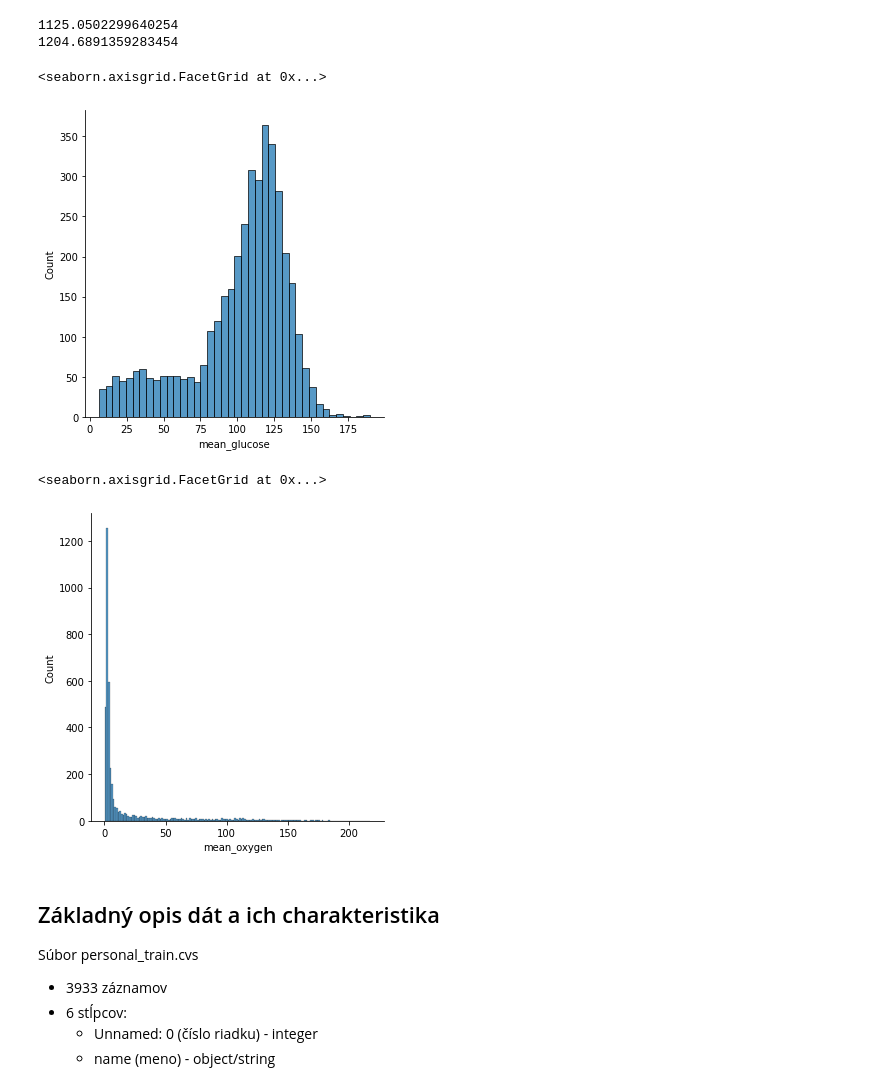
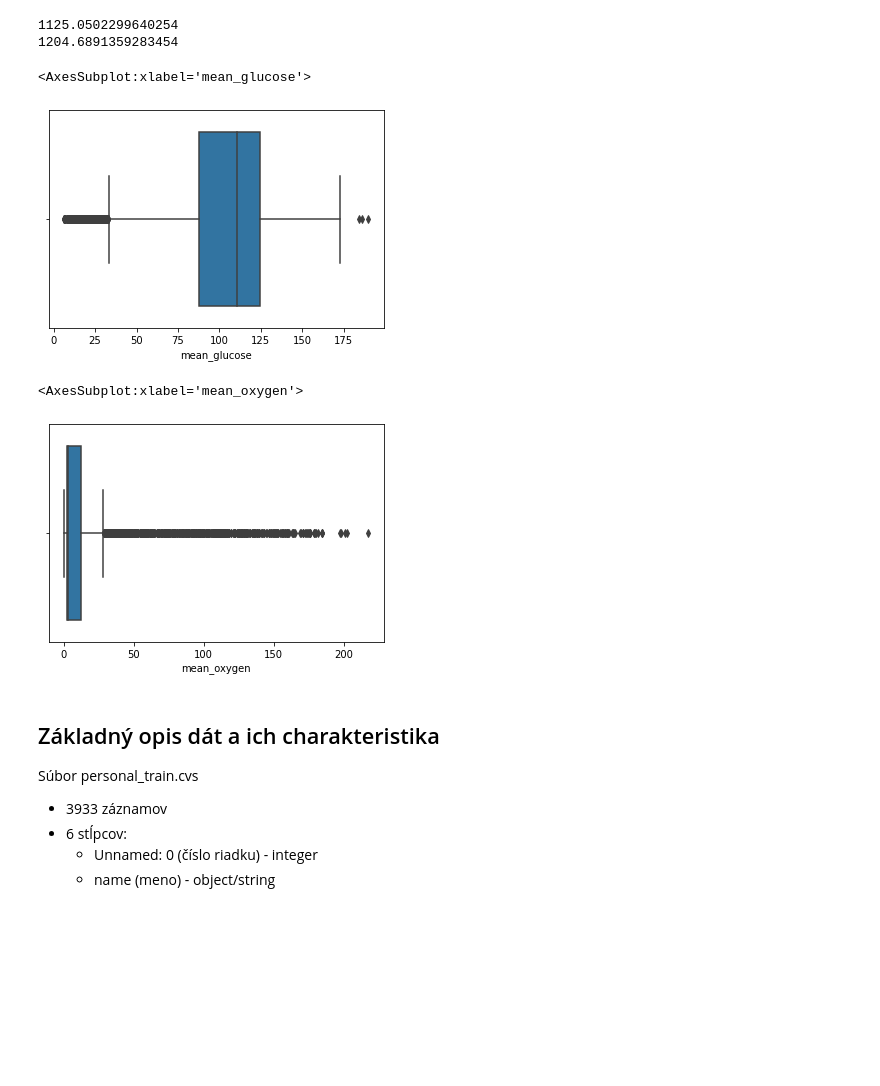
Before and after one commit to xsipka/FIIT_IAU_Projekt, a Jupyter notebook: test.ipynb, the cells around one changed output. Saved outputs shown, nothing was run; the diff lists cells and outputs as text; code cells hidden in the pictures; blank space fills up the shorter version.

```diff
--- a/test.ipynb
+++ b/test.ipynb
@@ -78,15 +80,15 @@ print(np.var(medical_data["mean_oxygen"]))
 1125.0502299640254
 1204.6891359283454
 # %%
-sns.displot(medical_data, x = "mean_glucose")
+sns.boxplot(data = medical_data, x = "mean_glucose")
 # %% [output]
-<seaborn.axisgrid.FacetGrid at 0x...>
+<AxesSubplot:xlabel='mean_glucose'>
-[figure, old version]
+[figure, new version]
 # %%
-sns.displot(medical_data, x = "mean_oxygen")
+sns.boxplot(data = medical_data, x = "mean_oxygen")
 # %% [output]
-<seaborn.axisgrid.FacetGrid at 0x...>
+<AxesSubplot:xlabel='mean_oxygen'>
-[figure, old version]
+[figure, new version]
 # %% [markdown]
 ## Základný opis dát a ich charakteristika
 
```
Also changed, not shown: parts of 5 cells of this notebook.
